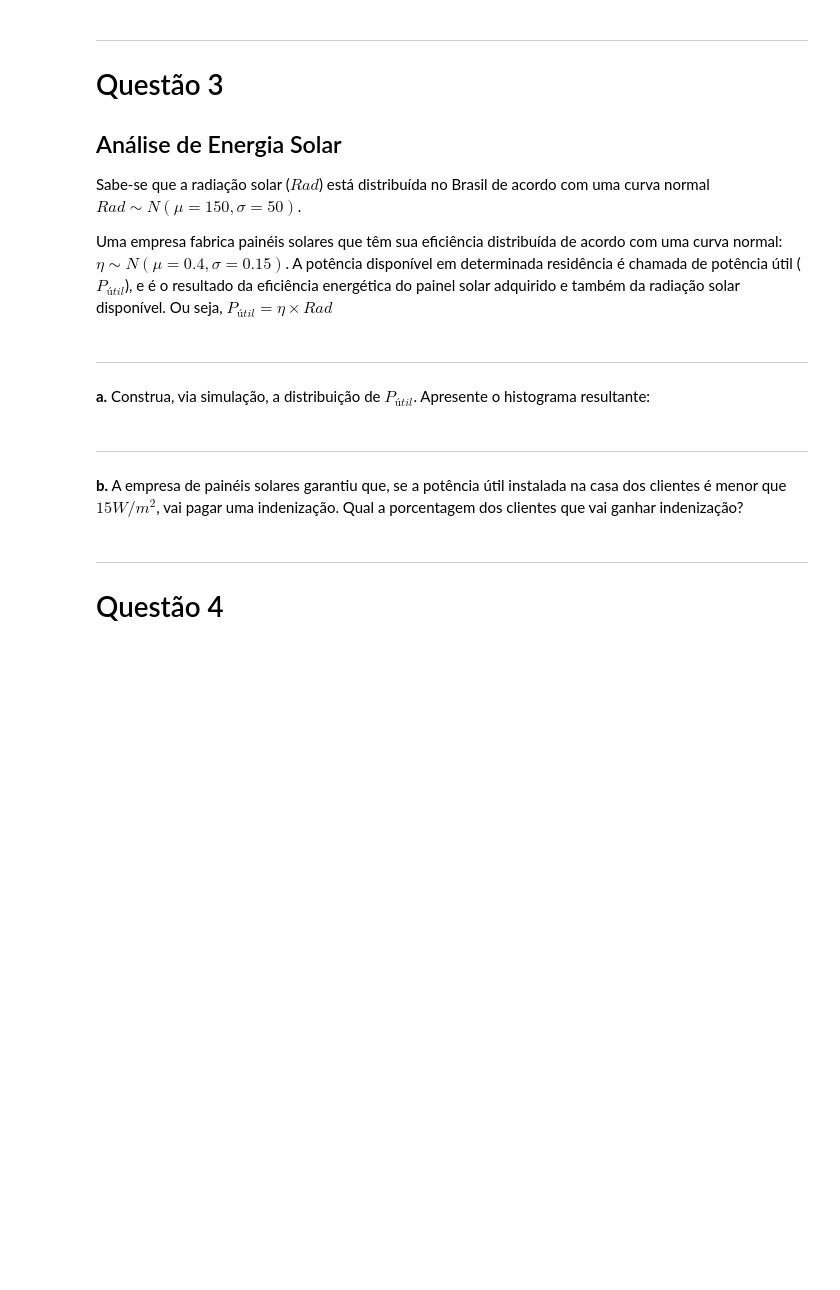
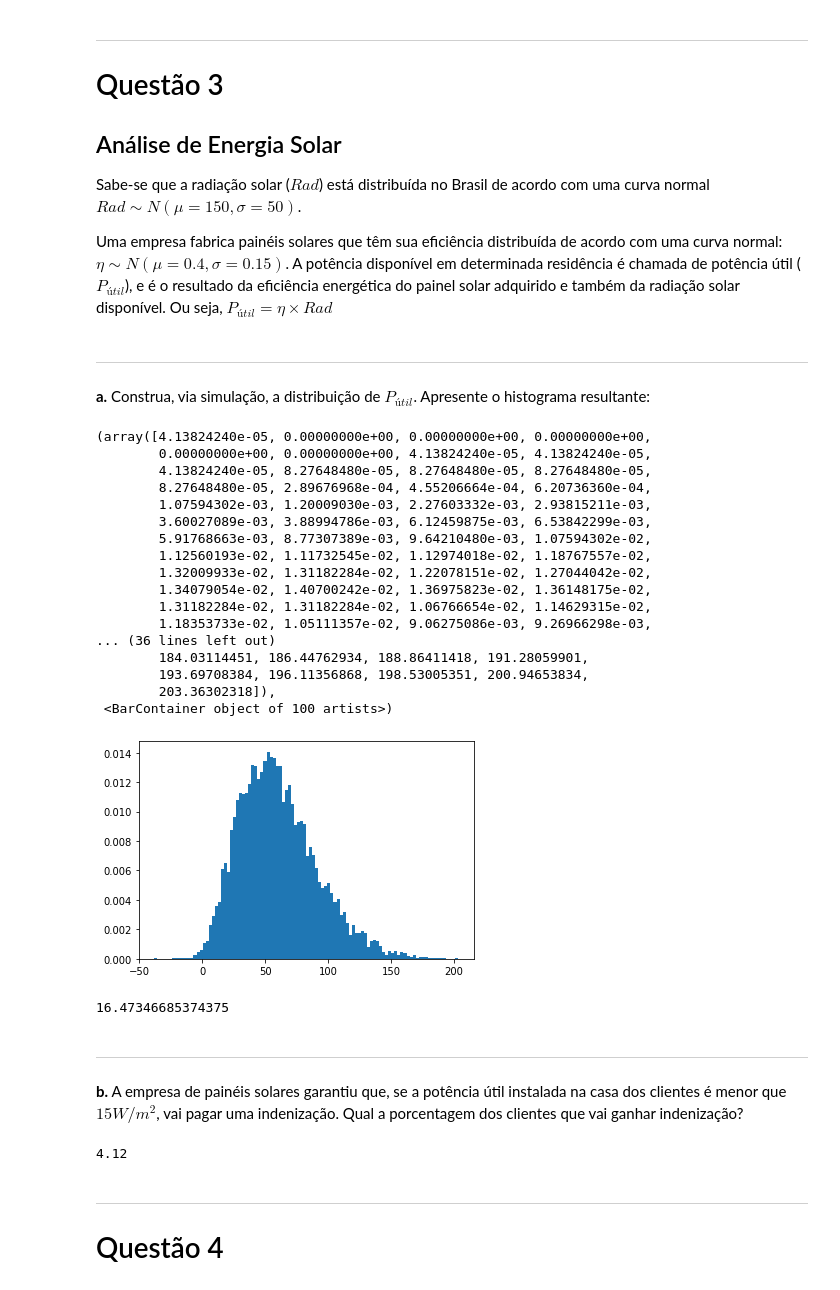
Before and after one commit to lnasser11/CD22-2, a Jupyter notebook: listas/Lista06_CombinacaoVariaveisAleatrias/Combinação de Variáveis Aleatórias.ipynb, the cells around one changed output. Cells and saved outputs as stored; diff of their text form; code cells hidden in the pictures; blank space fills up the shorter version.

```diff
--- a/listas/Lista06_CombinacaoVariaveisAleatrias/Combinação de Variáveis Aleatórias.ipynb
+++ b/listas/Lista06_CombinacaoVariaveisAleatrias/Combinação de Variáveis Aleatórias.ipynb
@@ -137,12 +202,49 @@ Uma empresa fabrica painéis solares que têm sua eficiência distribuída de ac
 <div id="q3_a"></div>
 
 **a.** Construa, via simulação, a distribuição de $P_{útil}$. Apresente o histograma resultante:
+# %%
+# Rad ~ N(mu = 150, sigma = 50)
+# n ~ N(mu = 0.4, sigma = 0.15)
+# Potencia = P_util = n * Rad
+
+rad = stats.norm.rvs(loc=150, scale=50, size=10000)
+ef = n = stats.norm.rvs(loc=0.4, scale=0.15, size=10000)
+p_util = rad * n
+#histograma
+plt.hist(p_util, density=True, bins=100)
+# %% [output]
+(array([4.13824240e-05, 0.00000000e+00, 0.00000000e+00, 0.00000000e+00,
+        0.00000000e+00, 0.00000000e+00, 4.13824240e-05, 4.13824240e-05,
+        4.13824240e-05, 8.27648480e-05, 8.27648480e-05, 8.27648480e-05,
+        8.27648480e-05, 2.89676968e-04, 4.55206664e-04, 6.20736360e-04,
+        1.07594302e-03, 1.20009030e-03, 2.27603332e-03, 2.93815211e-03,
+        3.60027089e-03, 3.88994786e-03, 6.12459875e-03, 6.53842299e-03,
+        5.91768663e-03, 8.77307389e-03, 9.64210480e-03, 1.07594302e-02,
+        1.12560193e-02, 1.11732545e-02, 1.12974018e-02, 1.18767557e-02,
+        1.32009933e-02, 1.31182284e-02, 1.22078151e-02, 1.27044042e-02,
+        1.34079054e-02, 1.40700242e-02, 1.36975823e-02, 1.36148175e-02,
+        1.31182284e-02, 1.31182284e-02, 1.06766654e-02, 1.14629315e-02,
+        1.18353733e-02, 1.05111357e-02, 9.06275086e-03, 9.26966298e-03,
+... (36 lines left out)
+        184.03114451, 186.44762934, 188.86411418, 191.28059901,
+        193.69708384, 196.11356868, 198.53005351, 200.94653834,
+        203.36302318]),
+ <BarContainer object of 100 artists>)
+[figure, added]
+# %%
+np.percentile(p_util, 5)
+# %% [output]
+16.47346685374375
 # %% [markdown]
 ---
 
 <div id="q3_b"></div>
 
 **b.** A empresa de painéis solares garantiu que, se a potência útil instalada na casa dos clientes é menor que $15W/m^2$, vai pagar uma indenização. Qual a porcentagem dos clientes que vai ganhar indenização?
+# %%
+stats.percentileofscore(p_util, 15)
+# %% [output]
+4.12
 # %% [markdown]
 ---
 
```
Also changed, not shown: parts of 11 cells of this notebook, 9 other files.
